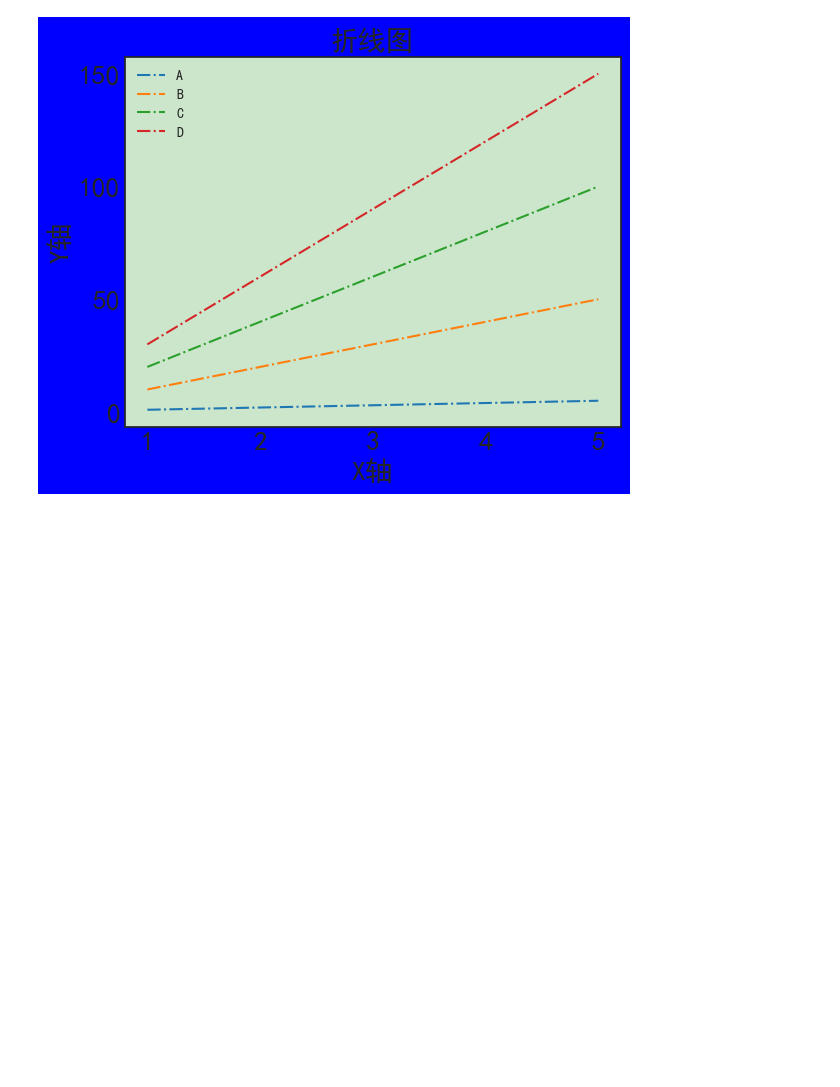
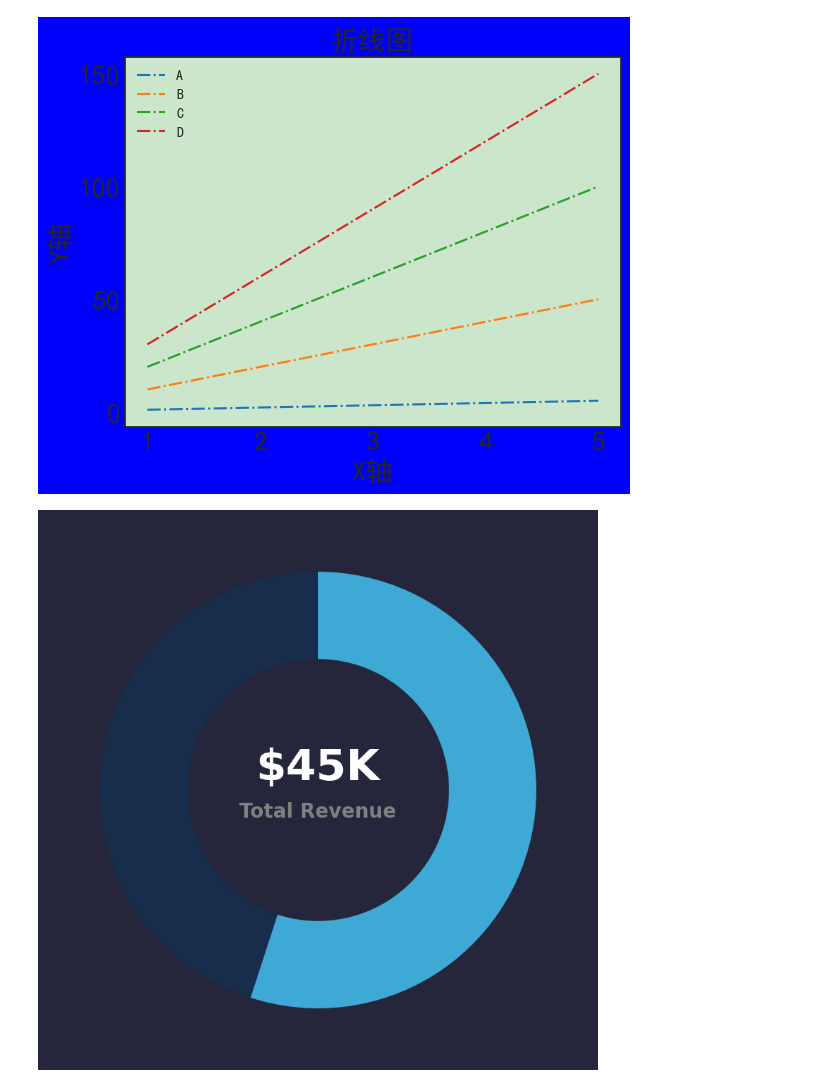
Before and after one commit to Fcscanf/JupyterWorkSpace, a Jupyter notebook: Visualization/Matplotlib/Sample.ipynb, the cells around one changed output. Drawn from its saved outputs; the diff is of its cells as text; code cells hidden in the pictures; blank space fills up the shorter version.

Commit message:
Matplotlib绘图示例新增：圆环图中间带有文字、甘特图、环状条形图

```diff
--- a/Visualization/Matplotlib/Sample.ipynb
+++ b/Visualization/Matplotlib/Sample.ipynb
@@ -149,3 +149,48 @@ plt.legend()#显示图例
 # %% [output]
 <matplotlib.legend.Legend at 0x...>
 [figure]
+# %%
+# 圆环图中间带有文字
+import matplotlib.pyplot as plt
+import pandas as pd
+import numpy as np
+
+actual_value = 45
+target_value = 120
+remaining_value = target_value - actual_value
+
+colours = ['#3da9d4', '#063b63']
+
+fig = plt.figure(figsize=(10,10), facecolor='#25253c')
+ax = fig.add_subplot(1,1,1)
+
+pie = ax.pie([55, 45],
+             colors=colours,
+             startangle=90,
+             labeldistance=1.15,
+             counterclock=False)
+
+pie[0][1].set_alpha(0.4)
+
+# 添加内圆环
+centre_circle = plt.Circle((0, 0), 0.6, fc='#25253c')
+
+# Adding the circles to the chart
+fig.gca().add_artist(centre_circle)
+
+# 添加文字
+centre_text = f'${actual_value}K'
+centre_text_line_2 = f'Total Revenue'
+
+ax.text(0,0.1, centre_text, horizontalalignment='center',
+        verticalalignment='center',
+        fontsize=44, fontweight='bold',
+        color='white')
+ax.text(0,-0.1, centre_text_line_2, horizontalalignment='center',
+        verticalalignment='center',
+        fontsize=20, fontweight='bold',
+        color='grey')
+
+plt.show()
+# %% [output]
+[figure, added]
```
Also changed, not shown: parts of 2 cells of this notebook.
